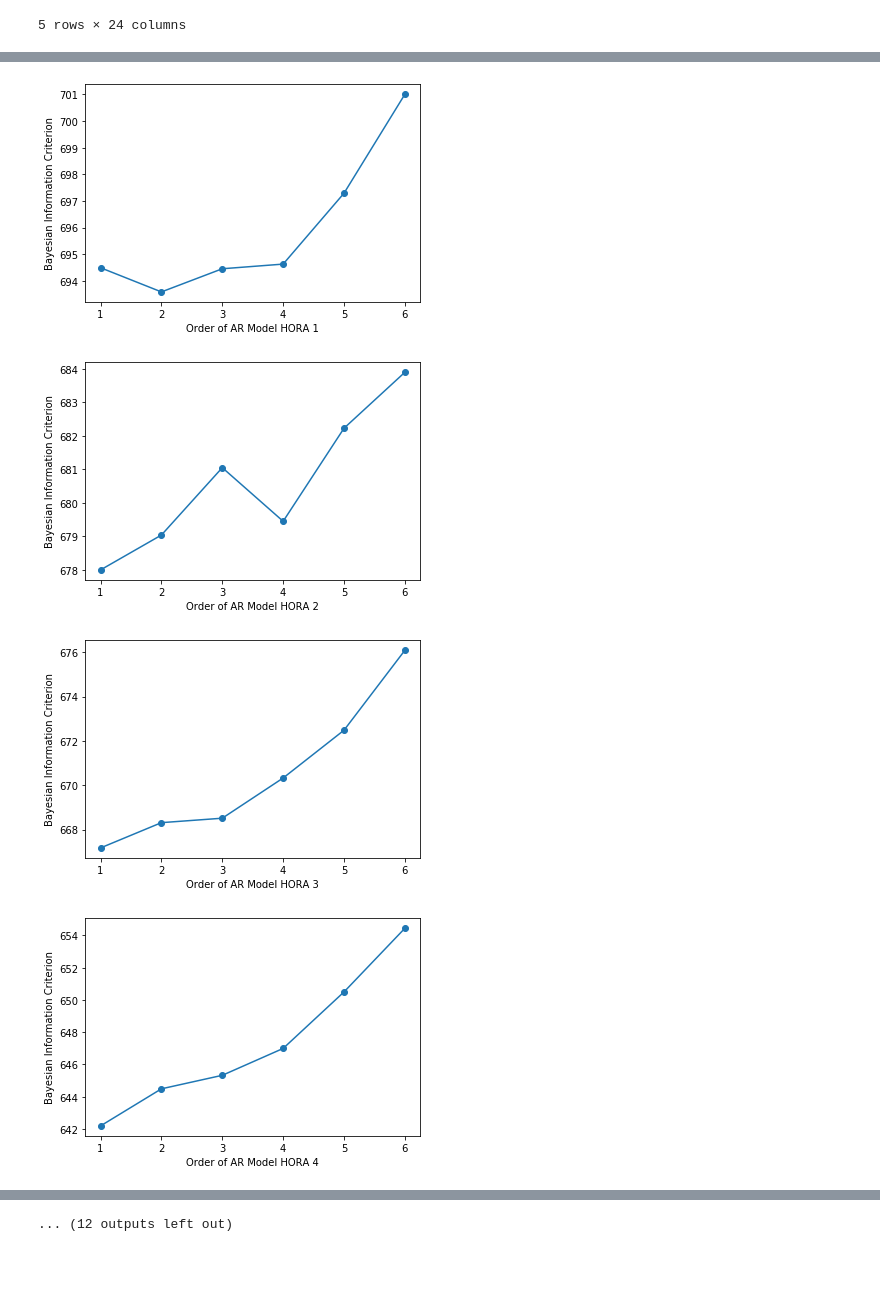
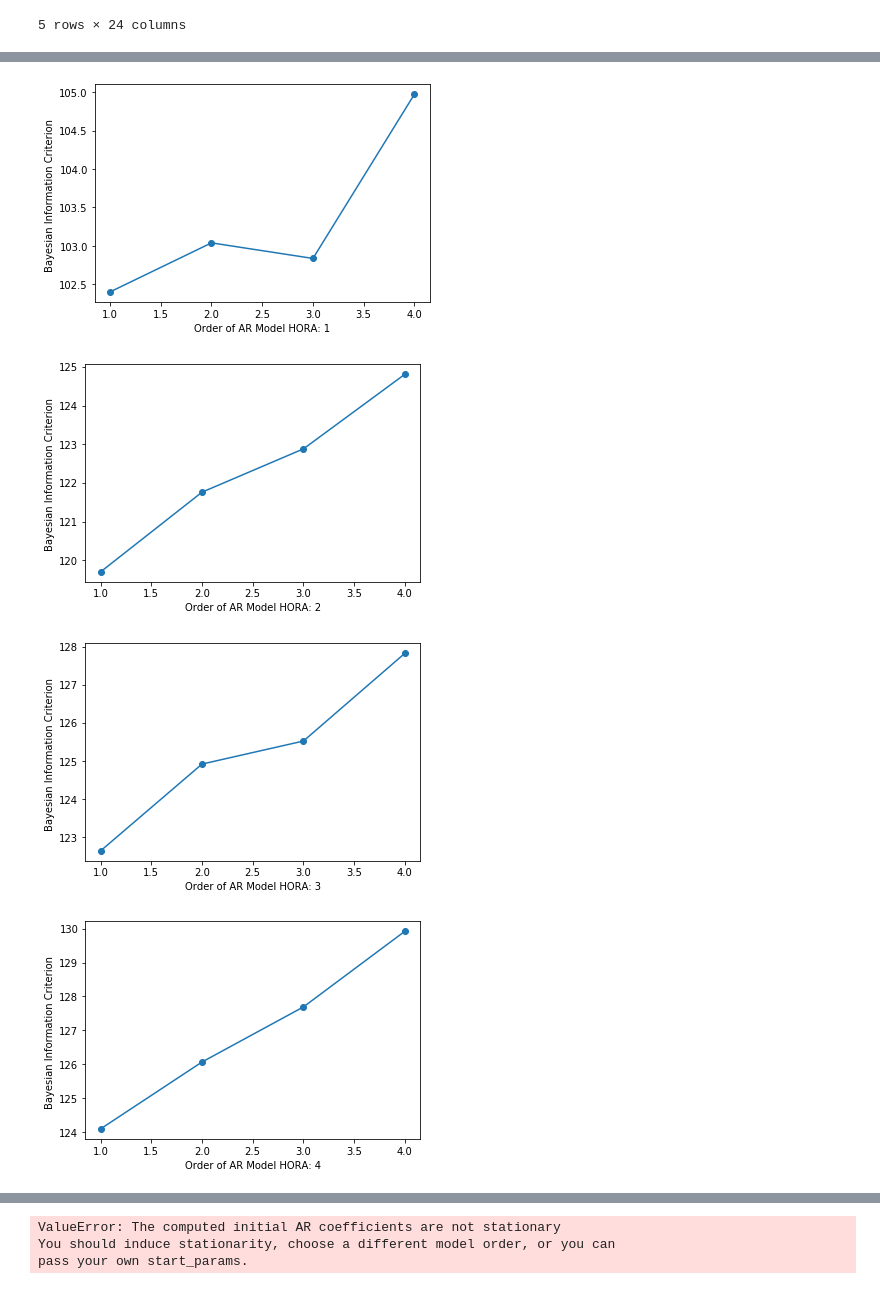
Before and after one commit to ERAUMECR/T_S_Analysis, a Jupyter notebook: Mondays_17_18_19.ipynb, the cells around one changed output, grey strips where cells are left out. Cells and saved outputs as stored; diff of their text form; code cells hidden in the pictures; blank space fills up the shorter version.

```diff
--- a/Mondays_17_18_19.ipynb
+++ b/Mondays_17_18_19.ipynb
@@ -43,15 +43,15 @@ data_20.head()
 # Autocorrelation & Augmented Fuller
 # Run the ADF test on the price series and print out the results
 
-data_17 = data_17.dropna()
+data_20 = data_20.dropna()
 autocorr_u = []
 for i in range(24):
-    autocorr_u.append(data_17[i].autocorr())
+    autocorr_u.append(data_20[i].autocorr())
 autocorr_u = pd.DataFrame(autocorr_u)
 autocorr_u.columns = ['Autocorrelation']
 
 autocorr_diff = []
-daily_diff = data_17.diff()
+daily_diff = data_20.diff()
 for i in range(24):
     autocorr_diff.append(daily_diff[i].autocorr())
 
@@ -60,13 +60,13 @@ autocorr_diff.columns = ['Autocorrelation Diff']
 
 results_af = []
 for i in range(24):
-    res = adfuller(data_17[i])
+    res = adfuller(data_20[i])
     results_af.append(res[1])
 results_af = pd.DataFrame(results_af)
 results_af.columns = ['Augmented Dickey Fuller P-value']
 
 results_af_diff = []
-diff = data_17.diff()
+diff = data_20.diff()
 for i in range(24):
     data_ret = diff[i].pct_change()
     data_ret = data_ret.dropna()
@@ -79,7 +79,7 @@ results_af_diff.columns = ['Augmented dickey fuller Diff P-value']
 # if p<0.05 we can reject the hypothesis that series is a random walk
 
 autocorr = pd.concat([autocorr_u,autocorr_diff, results_af, results_af_diff], axis = 1)
-autocorr
+#autocorr
 
-#data_17.head()
+data_20.head()
 # %% [output]
@@ -103,6 +93,7 @@ autocorr
 # %%
+
 for i in range(24):
-    daily_diff = daily_diff.dropna()
-    plot_acf(daily_diff[i], alpha = 0.05, lags = 20, fft = False)
+    daily_diff = diff.dropna()
+    plot_acf(daily_diff[i], alpha = 0.05, fft = False)
     plt.show()
 # %% [output]
@@ -121,0 +113,5 @@ for i in range(24):
+# %%
+for i in range(24):
+    daily_diff = diff.dropna()
+    plot_pacf(daily_diff[i], alpha = 0.05, method='ywmle', lags=20)
+    plt.show()
@@ -123,7 +133,7 @@ for i in range(24):
 
 auc_f =[]
 for i in range(24):
-    data_17 = data_17.dropna()
-    auc_f.append(acf(data_17[i], nlags =20, fft = False))
+    data = data_20.dropna()
+    auc_f.append(acf(data[i], nlags =20, fft = False))
 auc_f = pd.DataFrame(auc_f)
 #auc_f
@@ -130,20 +153,19 @@ auc_f = pd.DataFrame(auc_f)
 # %%
-BIC = np.zeros(7)
-data_17 = data_17.dropna()
+BIC = np.zeros(5)
 for i in range(24):
-    for p in range(7):
-        mod = ARMA(data_17[i], order=(p,0))
+    for p in range(5):
+        mod = ARMA(data_20[i], order=(p,0))
         res = mod.fit()
     # Save BIC for AR(p)
         BIC[p] = res.bic
 
     # Plot the BIC as a function of p
-    plt.plot(range(1,7), BIC[1:7], marker='o')
-    plt.xlabel('Order of AR Model'+ " " + "HORA" + " " + str(i+1))
-    plt.ylabel('Bayesian Information Criterion')
+    plt.plot(range(1,5), BIC[1:5], marker='o')
+    plt.xlabel('Order of AR Model HORA:' + " " + str(i+1))
+    plt.ylabel('Bayesian Information Criterion ')
     plt.show()
 # %% [output]
-[figure, old version]
+[figure, new version]
-[figure, old version]
+[figure, new version]
-[figure, old version]
+[figure, new version]
-[figure, old version]
+[figure, new version]
@@ -158 +176,3 @@ for i in range(24):
-... (12 outputs left out)
+ValueError: The computed initial AR coefficients are not stationary
+You should induce stationarity, choose a different model order, or you can
+pass your own start_params.
```
Also changed, not shown: parts of 9 cells of this notebook, 2 other files.
